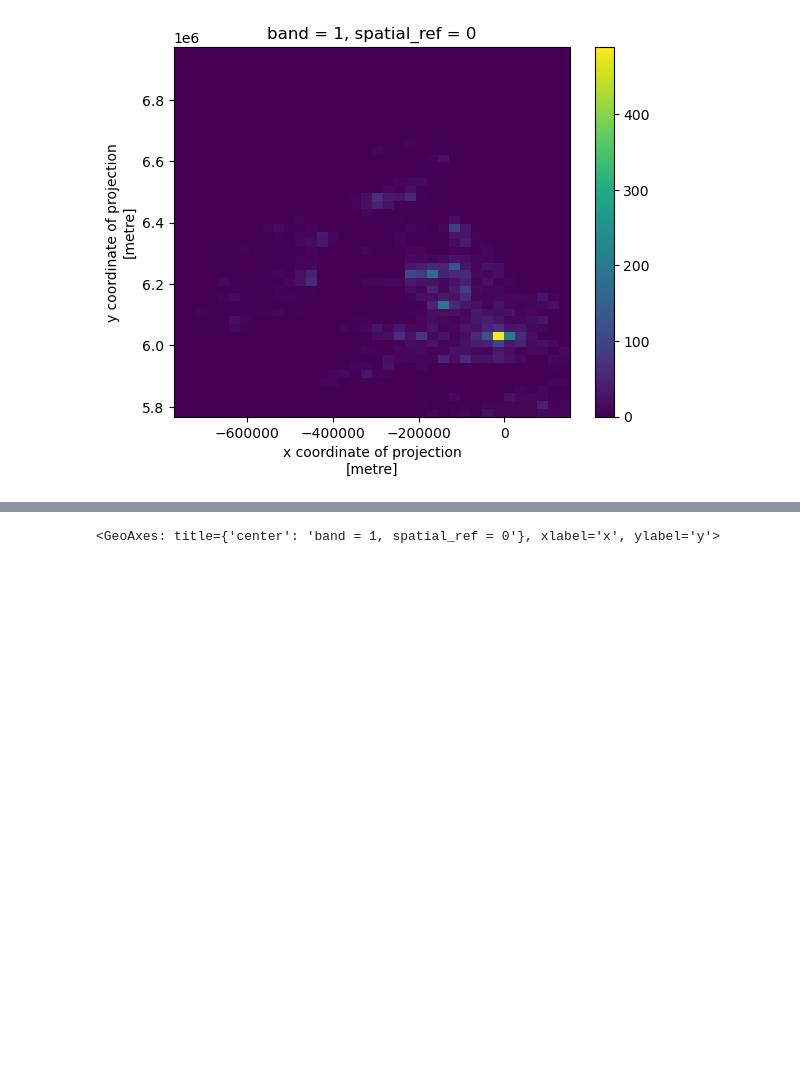
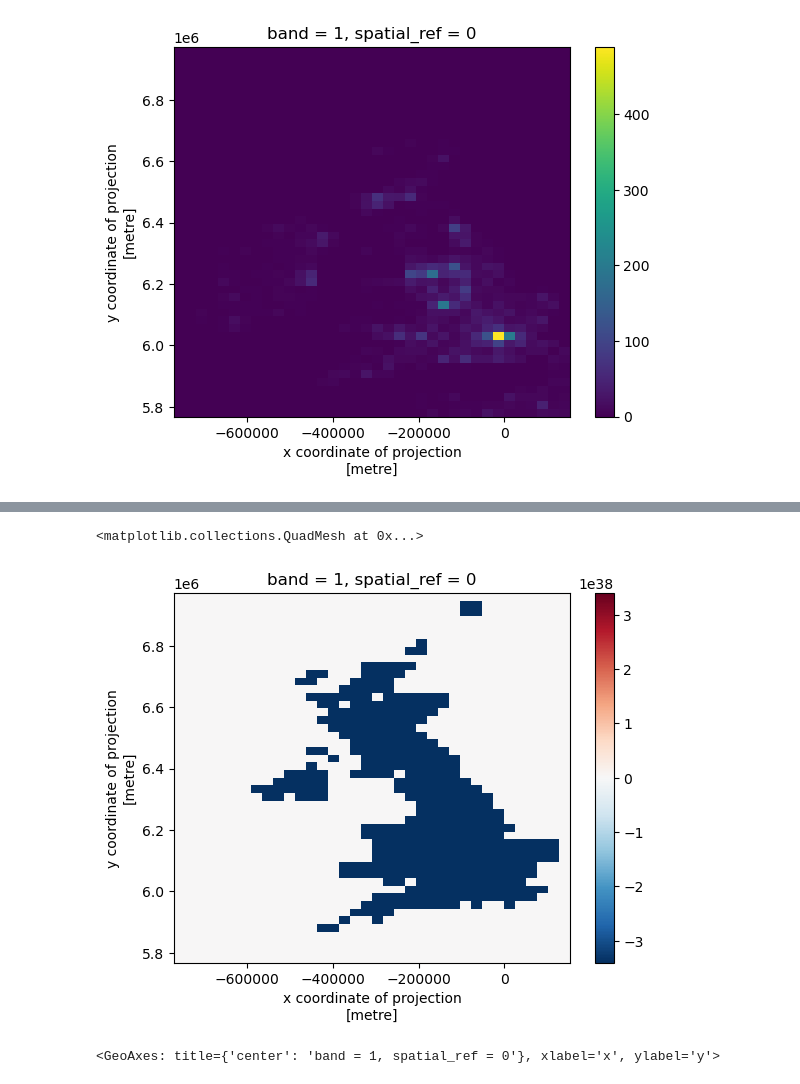
Before and after one commit to jnnr/gregor, a Jupyter notebook: example/notebooks/plot_raster_vector.ipynb, the cells around one changed output, grey strips where cells are left out. Saved outputs shown, nothing was run; the diff lists cells and outputs as text; code cells hidden in the pictures; blank space fills up the shorter version.

```diff
--- a/plot_raster_vector.ipynb
+++ b/example/notebooks/plot_raster_vector.ipynb
@@ -29,7 +29,7 @@ path_spatial_units_national = "data/units_national.geojson"
 spatial_units_national = gpd.read_file(path_spatial_units_national).set_index("id")
 
 # populations = load_raster(path_populations)
-populations = rioxarray.open_rasterio(path_populations, chunks={'x': 100, 'y': 100}).squeeze()
+populations = rioxarray.open_rasterio(path_populations).squeeze()  #, chunks={'x': 100, 'y': 100}
 populations.plot()
 # %% [output]
 <matplotlib.collections.QuadMesh at 0x...>
@@ -44,3 +65,9 @@ populations_coarse.plot()
+# %%
+test = populations_coarse.rio.clip([spatial_units_national.to_crs(populations.rio.crs).loc["GBR"].geometry], invert=True)
+test.plot()
+# %% [output]
+<matplotlib.collections.QuadMesh at 0x...>
+[figure, added]
 # %%
 electricity = pd.read_csv(path_electricity)
 
```
Also changed, not shown: parts of 1 cell of this notebook, 19 other files.
